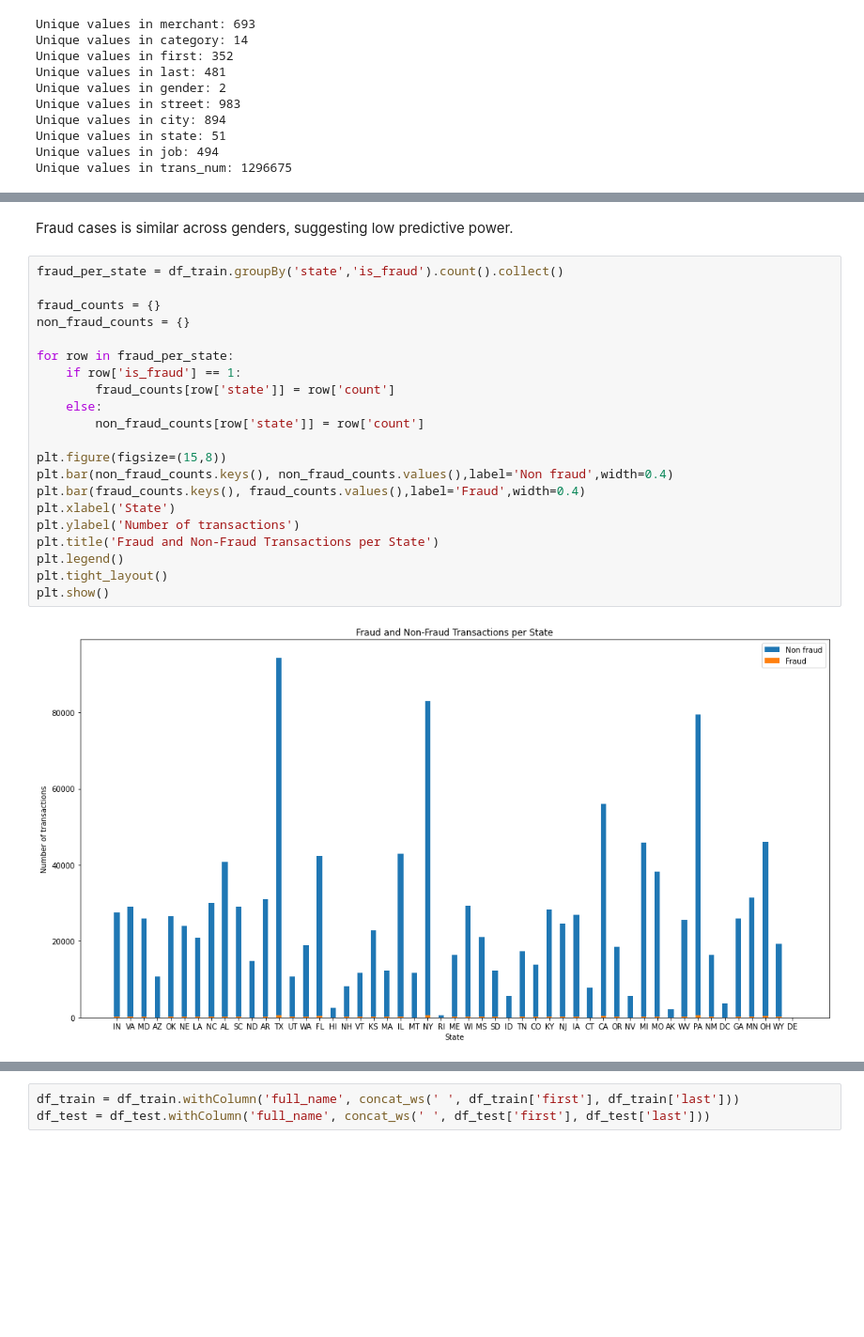
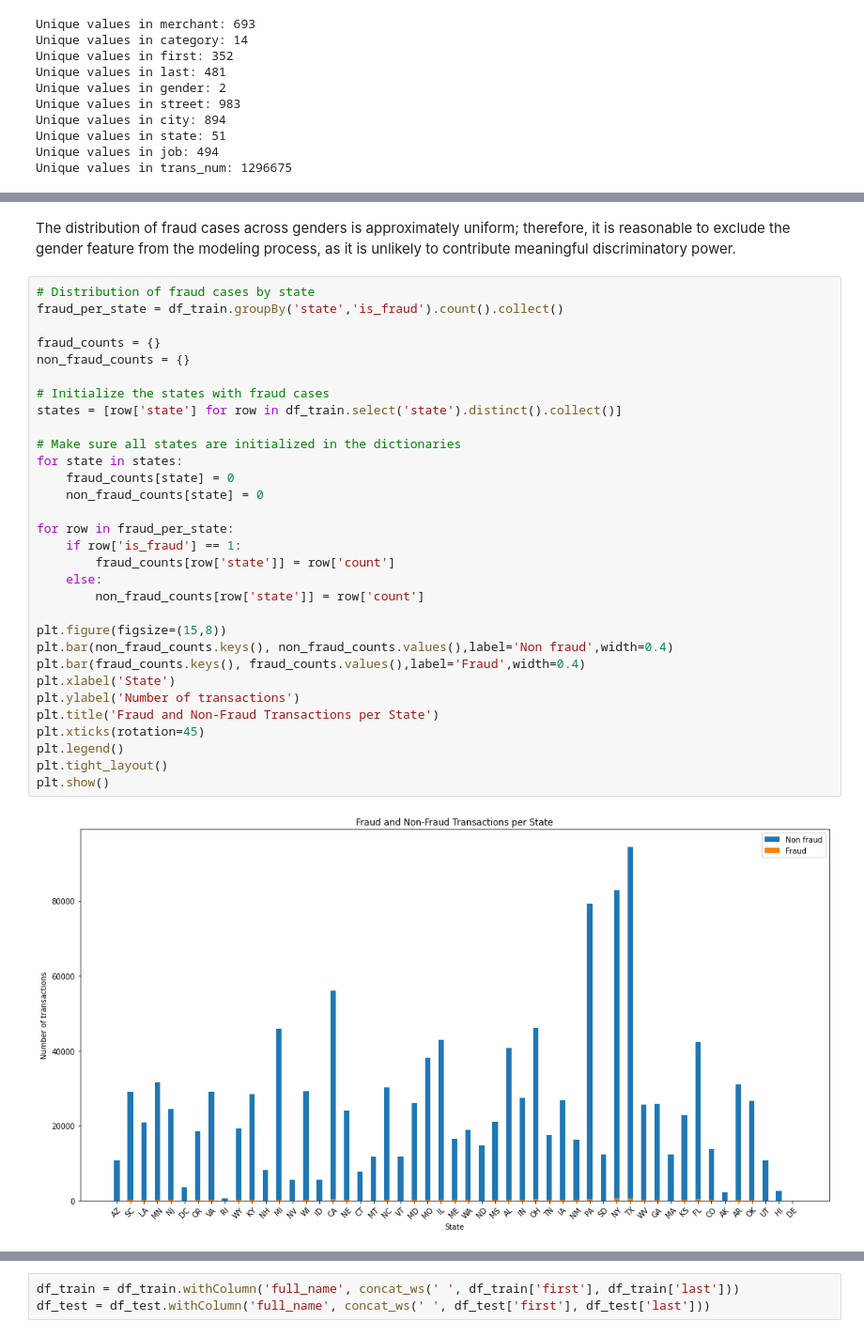
Before and after one commit to antoniocastajr/Fraud-Detection-Using-PySpark, a Jupyter notebook: src/fraud_detection.ipynb, the cells around one changed output, grey strips where cells are left out. Shown at 94% size. Cells and saved outputs as stored; diff of their text form; blank space fills up the shorter version.

```diff
--- a/src/fraud_detection.ipynb
+++ b/src/fraud_detection.ipynb
@@ -477,28 +534,38 @@ print(f'Number of fraud cases (men):{counts[1]}')
 [figure]
 Number of fraud cases (female):3735
 Number of fraud cases (men):3771
-# %% [markdown]
-Fraud cases is similar across genders, suggesting low predictive power.
+# %% [markdown]
+The distribution of fraud cases across genders is approximately uniform; therefore, it is reasonable to exclude the gender feature from the modeling process, as it is unlikely to contribute meaningful discriminatory power.
 # %%
+# Distribution of fraud cases by state
 fraud_per_state = df_train.groupBy('state','is_fraud').count().collect()
 
 fraud_counts = {}
 non_fraud_counts = {}
+
+# Initialize the states with fraud cases
+states = [row['state'] for row in df_train.select('state').distinct().collect()]
+
+# Make sure all states are initialized in the dictionaries
+for state in states:
+    fraud_counts[state] = 0
+    non_fraud_counts[state] = 0
 
 for row in fraud_per_state:
     if row['is_fraud'] == 1:
         fraud_counts[row['state']] = row['count']
     else:
         non_fraud_counts[row['state']] = row['count']
 
 plt.figure(figsize=(15,8))
 plt.bar(non_fraud_counts.keys(), non_fraud_counts.values(),label='Non fraud',width=0.4)
 plt.bar(fraud_counts.keys(), fraud_counts.values(),label='Fraud',width=0.4)
 plt.xlabel('State')
 plt.ylabel('Number of transactions')
 plt.title('Fraud and Non-Fraud Transactions per State')
+plt.xticks(rotation=45)
 plt.legend()
 plt.tight_layout()
 plt.show()
 # %% [output]
-[figure, old version]
+[figure, new version]
```
Also changed, not shown: parts of 50 cells of this notebook.
